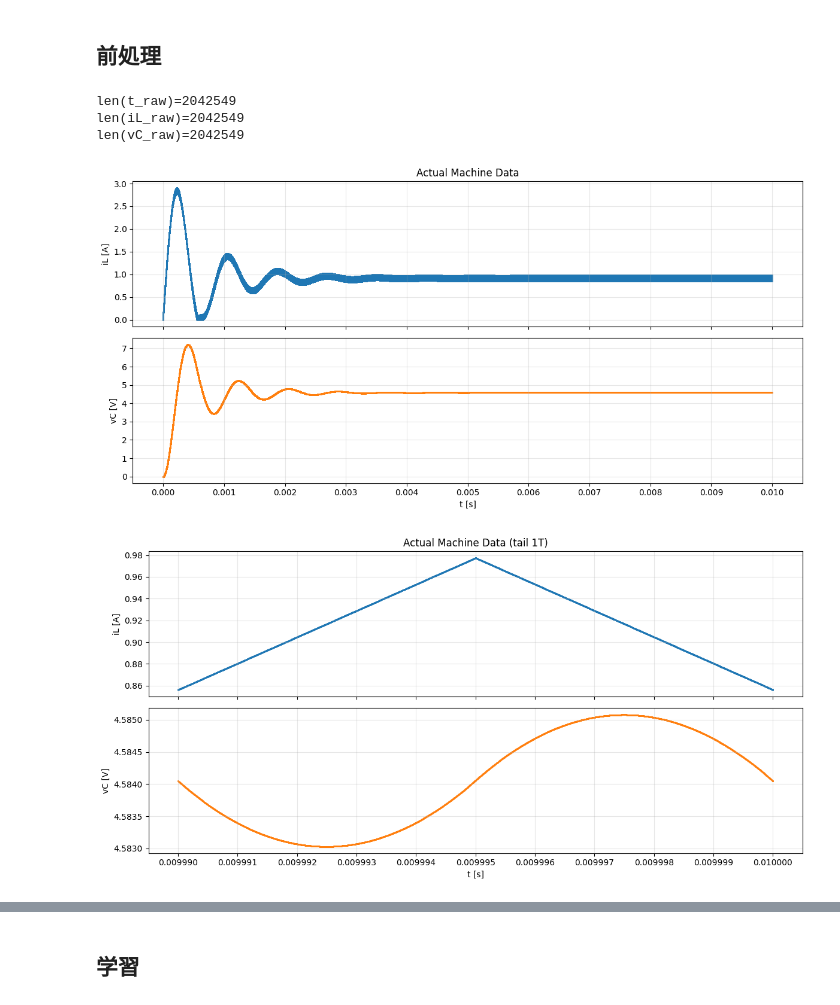
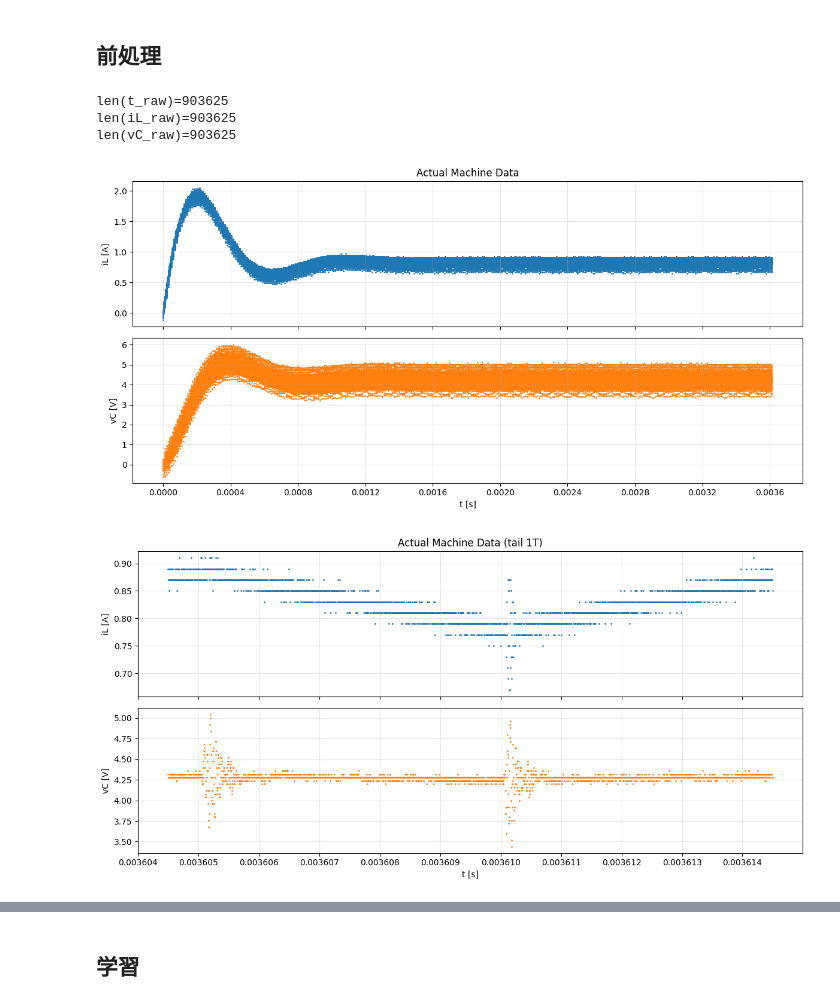
Before and after one commit to University-Laboratory/rnn-pann, a Jupyter notebook: actual_machine_notebooks/note5/note.ipynb, the cells around one changed output, grey strips where cells are left out. Drawn from its saved outputs; the diff is of its cells as text; code cells hidden in the pictures.

Commit message:
refactor: Update note5 notebook with improved data processing and visualization; adjust execution counts, enhance parameter loading, and unify plot formatting for clarity

```diff
--- a/actual_machine_notebooks/note5/note.ipynb
+++ b/actual_machine_notebooks/note5/note.ipynb
@@ -40,8 +40,8 @@ keep_log: bool = False
 
 @dataclass(frozen=True)
 class Params:
-    # data_path: str = path_list.path2
-    data_path: str = "../../data/ltspice_sim/ltspice_sim_data.csv"
+    data_path: str = path_list.path2
+    # data_path: str = "../../data/buck_sim_Vin10.0_Vref5.0_fs100000.0_ppc1000_cyc1000/buck_sim_Vin10.0_Vref5.0_fs100000.csv"
 
     # 真値パラメータ
     L_true: float = 223.6e-6
@@ -84,52 +84,54 @@ if keep_log:
 # %% [markdown]
 ## 前処理
 # %%
+time_label = "TIME"
+# time_label = "t"
+iL_label = "CH2"
+# iL_label = "iL"
+vC_label = "CH1"
+# vC_label = "vC"
+
 # データの読み込み
-df = pd.read_csv(params.data_path)
-# df = pd.read_csv(params.data_path, skiprows=20)
+# df = pd.read_csv(params.data_path)
+df = pd.read_csv(params.data_path, skiprows=20)
 
-mask: np.ndarray = df["t"].to_numpy(dtype=np.float64) >= -0.0
-# mask: np.ndarray = df["t"].to_numpy(dtype=np.float64) >= -0.000080
-t_raw_full: np.ndarray = df.loc[mask, "t"].to_numpy(dtype=np.float64)  # 秒
+mask: np.ndarray = df[time_label].to_numpy(dtype=np.float64) >= -0.000080
+t_raw_full: np.ndarray = df.loc[mask, time_label].to_numpy(dtype=np.float64)  # 秒
 t_raw: np.ndarray = t_raw_full - t_raw_full[0]
-iL_raw: np.ndarray = df.loc[mask, "iL"].to_numpy(dtype=np.float64)  # A
-vC_raw: np.ndarray = df.loc[mask, "vC"].to_numpy(dtype=np.float64)  # V
-# mask: np.ndarray = df["TIME"].to_numpy(dtype=np.float64) >= -0.000080
-# t_raw_full: np.ndarray = df.loc[mask, "TIME"].to_numpy(dtype=np.float64)  # 秒
-# t_raw: np.ndarray = t_raw_full - t_raw_full[0]
-# iL_raw: np.ndarray = df.loc[mask, "CH2"].to_numpy(dtype=np.float64)  # A
-# vC_raw: np.ndarray = df.loc[mask, "CH1"].to_numpy(dtype=np.float64)  # V
+iL_raw: np.ndarray = df.loc[mask, iL_label].to_numpy(dtype=np.float64)  # A
+vC_raw: np.ndarray = df.loc[mask, vC_label].to_numpy(dtype=np.float64)  # V
+
 
 print(f"{len(t_raw)=}")
 print(f"{len(iL_raw)=}")
 print(f"{len(vC_raw)=}")
 
 fig_list = plot_iLvC(
     t_raw,
     iL_raw,
     vC_raw,
     T=1 / params.f_sw,
     title="Actual Machine Data",
     show_tail=(1,),
     plot_style="scatter",  # 点で描画
     marker=".",
     markersize=2.0,
 )
 
 if keep_log:
     for i, (fig, _) in enumerate(fig_list):
         save_figure_to_log(
             fig,
             f"実機データ(加工前)_{i}",
             result_dir,
             "実機データ(加工前)" if i == 0 else None,
         )
 # %% [output]
-len(t_raw)=2042549
-len(iL_raw)=2042549
-len(vC_raw)=2042549
+len(t_raw)=903625
+len(iL_raw)=903625
+len(vC_raw)=903625
-[figure, old version]
+[figure, new version]
-[figure, old version]
+[figure, new version]
 # %%
 # Duty
 window = t_raw > t_raw[-1] - params.T * 10
```
Also changed, not shown: parts of 16 cells of this notebook, 22 other files.
